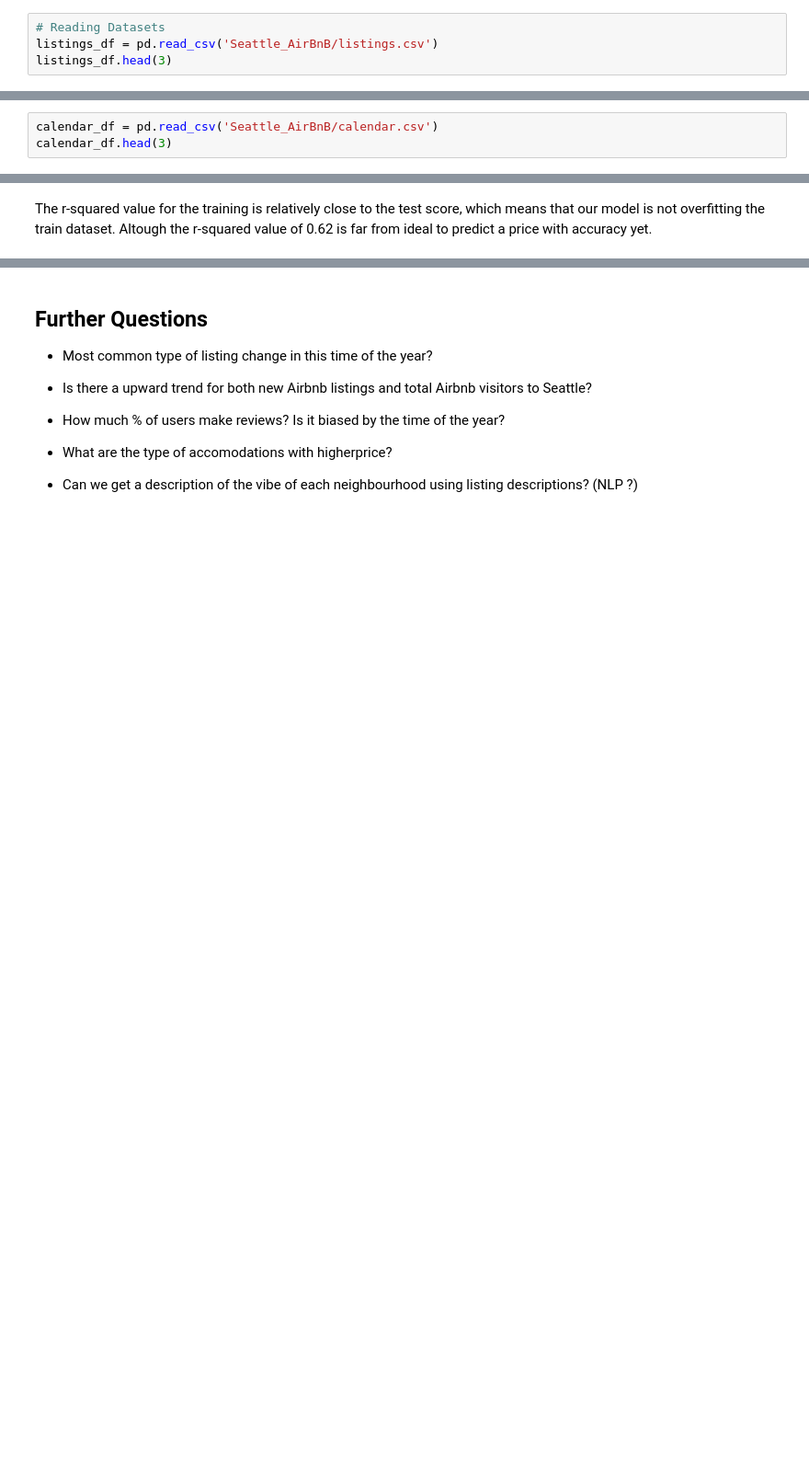
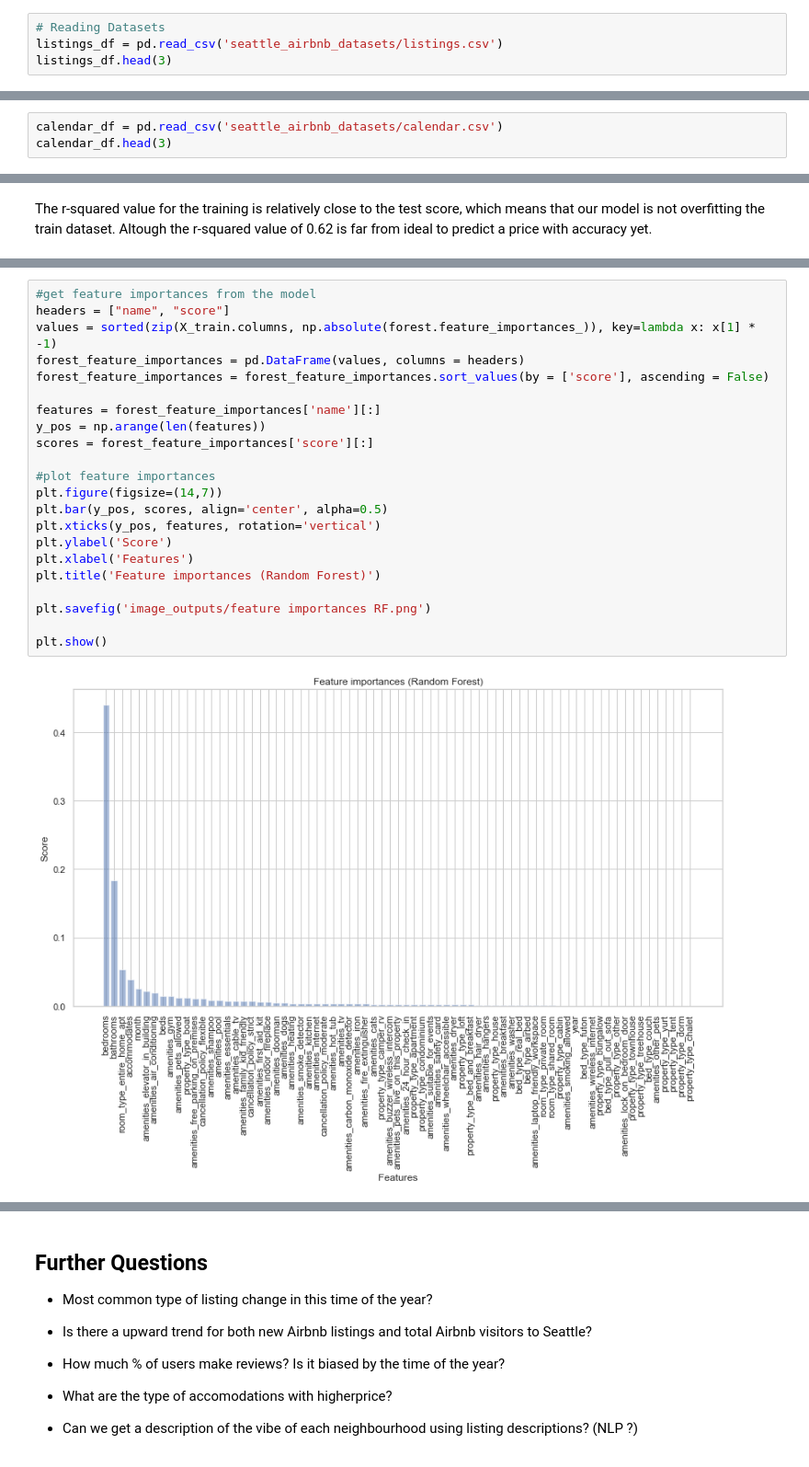
Before and after one commit to marceloestevam/Project1_SeattleAirBnb_data, a Jupyter notebook: 1st_project_nanodegree.ipynb, the cells around one changed output, grey strips where cells are left out. Shown at 92% size. Drawn from its saved outputs; the diff is of its cells as text; blank space fills up the shorter version.

```diff
--- a/1st_project_nanodegree.ipynb
+++ b/1st_project_nanodegree.ipynb
@@ -83,7 +92,7 @@ AirBnB provided us with 3 datasets for Seattle:
 #### Listings
 # %%
 # Reading Datasets
-listings_df = pd.read_csv('Seattle_AirBnB/listings.csv')
+listings_df = pd.read_csv('seattle_airbnb_datasets/listings.csv')
 listings_df.head(3)
 # %% [output]
 |  | id | listing_url | scrape_id | last_scraped | name | summary | space | description | ... |
@@ -175,7 +184,7 @@ pd.DataFrame(listings_df.columns).to_csv('listings_df_columns.csv')
 # %% [markdown]
 #### Calendar
 # %%
-calendar_df = pd.read_csv('Seattle_AirBnB/calendar.csv')
+calendar_df = pd.read_csv('seattle_airbnb_datasets/calendar.csv')
 calendar_df.head(3)
 # %% [output]
 |  | listing_id | date | available | price |
@@ -1131,0 +1377,24 @@ It seems like the the type of room, type of bed, having pictures and cancellatio
+# %%
+#get feature importances from the model
+headers = ["name", "score"]
+values = sorted(zip(X_train.columns, np.absolute(forest.feature_importances_)), key=lambda x: x[1] * -1)
+forest_feature_importances = pd.DataFrame(values, columns = headers)
+forest_feature_importances = forest_feature_importances.sort_values(by = ['score'], ascending = False)
+
+features = forest_feature_importances['name'][:]
+y_pos = np.arange(len(features))
+scores = forest_feature_importances['score'][:]
+
+#plot feature importances
+plt.figure(figsize=(14,7))
+plt.bar(y_pos, scores, align='center', alpha=0.5)
+plt.xticks(y_pos, features, rotation='vertical')
+plt.ylabel('Score')
+plt.xlabel('Features')
+plt.title('Feature importances (Random Forest)')
+
+plt.savefig('image_outputs/feature importances RF.png')
+
+plt.show()
+# %% [output]
+[figure, added]
```
Also changed, not shown: parts of 62 cells of this notebook, 18 other files.
